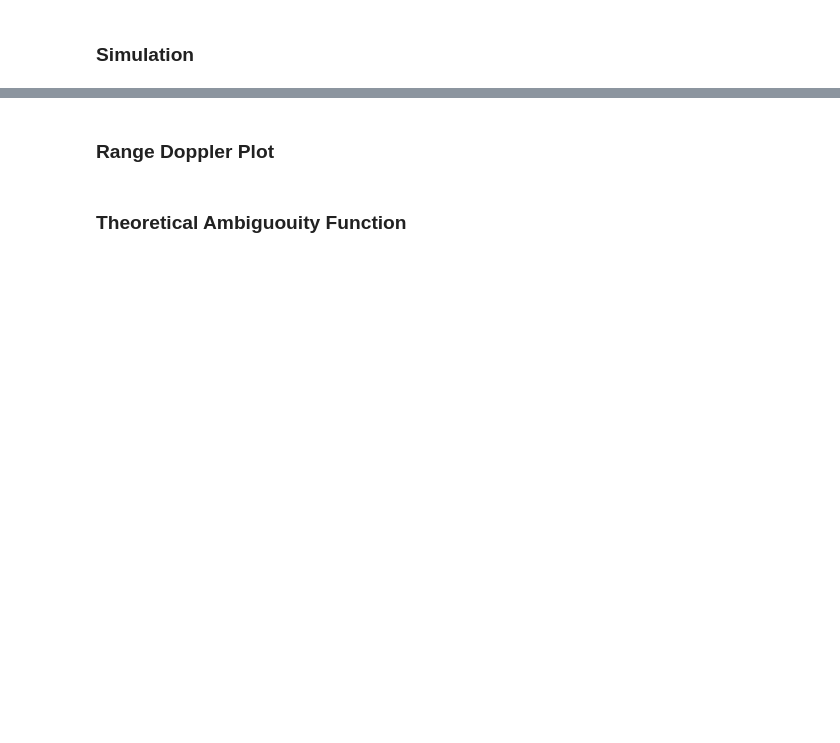
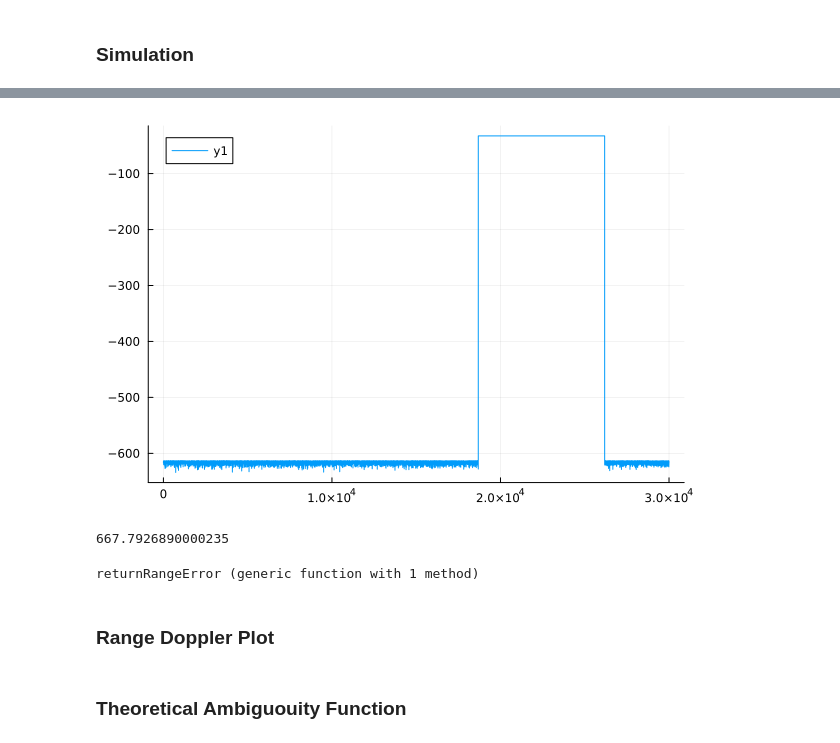
Before and after one commit to WPI-5G/radarSim, a Jupyter notebook: sim.ipynb, the cells around one changed output, grey strips where cells are left out. Drawn from its saved outputs; the diff is of its cells as text; code cells hidden in the pictures; blank space fills up the shorter version.

Commit message:
cost_fn

```diff
--- a/sim.ipynb
+++ b/sim.ipynb
@@ -23,7 +26,7 @@ Gt = 40; #dB
 Gr = 45; #dB
 system_loss = 6; #dB
 
-targets = [Target(560_094, 0), Target(800_000, 0)]
+targets = [Target(560_094, 0)]
 num_targets = length(targets);
 # %%
 τ = duty_factor * (1/prf);
@@ -37,7 +44,7 @@ num_targets = length(targets);
 # %% [markdown]
 ### Simulation
 # %%
-t, pulse_train = gen_pulse_train(repetitions, samp_rate, prf, τ, β, envelope_type="HalfSin");
+t, pulse_train = gen_pulse_train(repetitions, samp_rate, prf, τ, β, envelope_type="Rectangular", pulse_type="Increasing");
 # %%
 rx_pulse_train, noise = sim_return(samp_rate, pulse_train, targets, fc=fc, system_loss=system_loss, Gt=Gt, Gr=Gr, SNR=-12);
 # %%
@@ -50,6 +59,49 @@ null, p = single_pulse(samp_rate, prf, τ, β);
 pulse_compression = conv(rx_pulse_train, reverse(p[begin:round(Int, τ*samp_rate)]));
 # %%
 pulse_compression = pulse_compression[1:length(rx_pulse_train)];
+# %%
+sigPower = sqrt.(abs.(rx_pulse_train).^2)
+sigPowerdB = 10*log10.(sigPower)
+plot(sigPowerdB[1:30000])
+# %% [output]
+[figure, added]
+# %%
+val, idx = findmax(sigPowerdB)
+estimatedRange  = ((idx/samp_rate)/(1/299_792_458))/2
+rangeError = abs(estimatedRange - 560_094)
+# %% [output]
+667.7926890000235
+# %%
+function cost_fn()
+    samp_rate = 5e6  #hz
+    prf = 100 #Hz
+    duty_factor = .15; #.05
+    β = 1e6; #Pulse Bandwidth
+    repetitions = 128;
+    fc = 900_000_000; #Hz
+
+    Gt = 40; #dB
+    Gr = 45; #dB
+    system_loss = 6; #dB
+
+    targets = [Target(560_094, 0)]
+    num_targets = length(targets);
+
+    τ = duty_factor * (1/prf);
+    λ = (1/fc) * c;
+
+    t, pulse_train = gen_pulse_train(repetitions, samp_rate, prf, τ, β, envelope_type="Rectangular", pulse_type="Increasing");
+    rx_pulse_train, noise = sim_return(samp_rate, pulse_train, targets, fc=fc, system_loss=system_loss, Gt=Gt, Gr=Gr, SNR=-12);
+
+    sigPower = sqrt.(abs.(rx_pulse_train).^2)
+    sigPowerdB = 10*log10.(sigPower)
+    val, idx = findmax(sigPowerdB)
+    estimatedRange  = ((idx/samp_rate)/(1/299_792_458))/2
+    rangeError = abs(estimatedRange - 560_094)
+    return rangeError
+end
+# %% [output]
+returnRangeError (generic function with 1 method)
 # %% [markdown]
 ### Range Doppler Plot
 # %%
```
Also changed, not shown: parts of 5 cells of this notebook, 1 other file.
